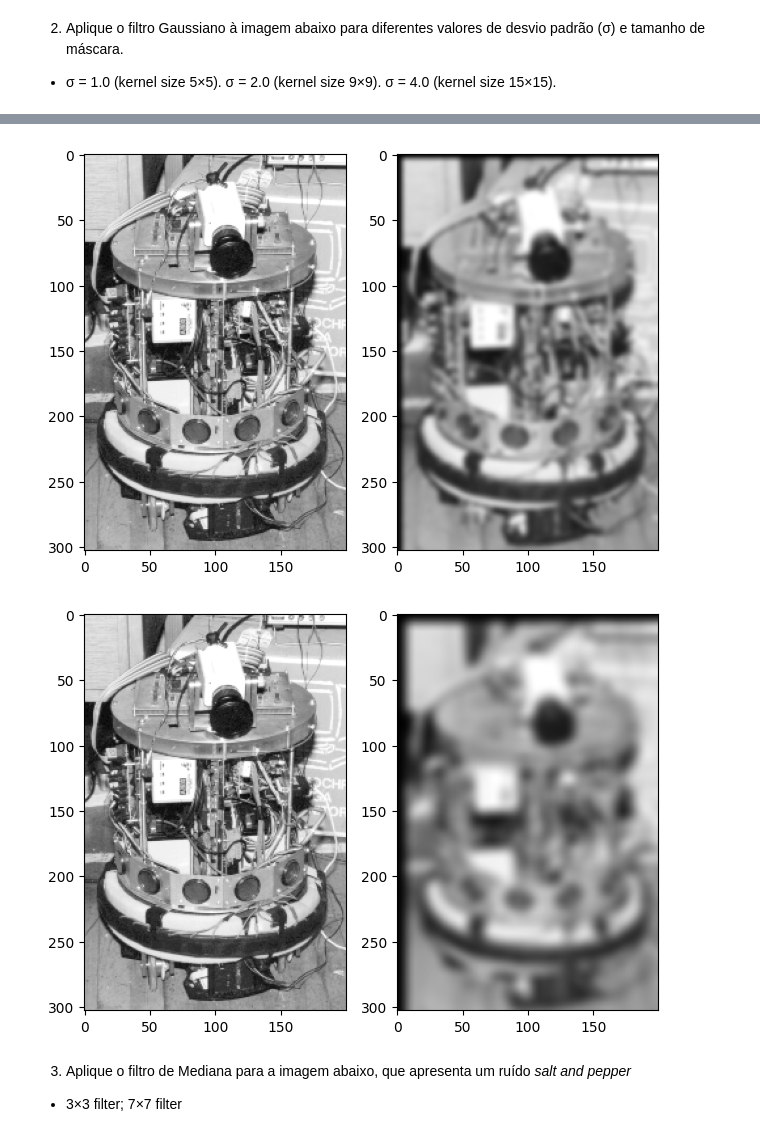
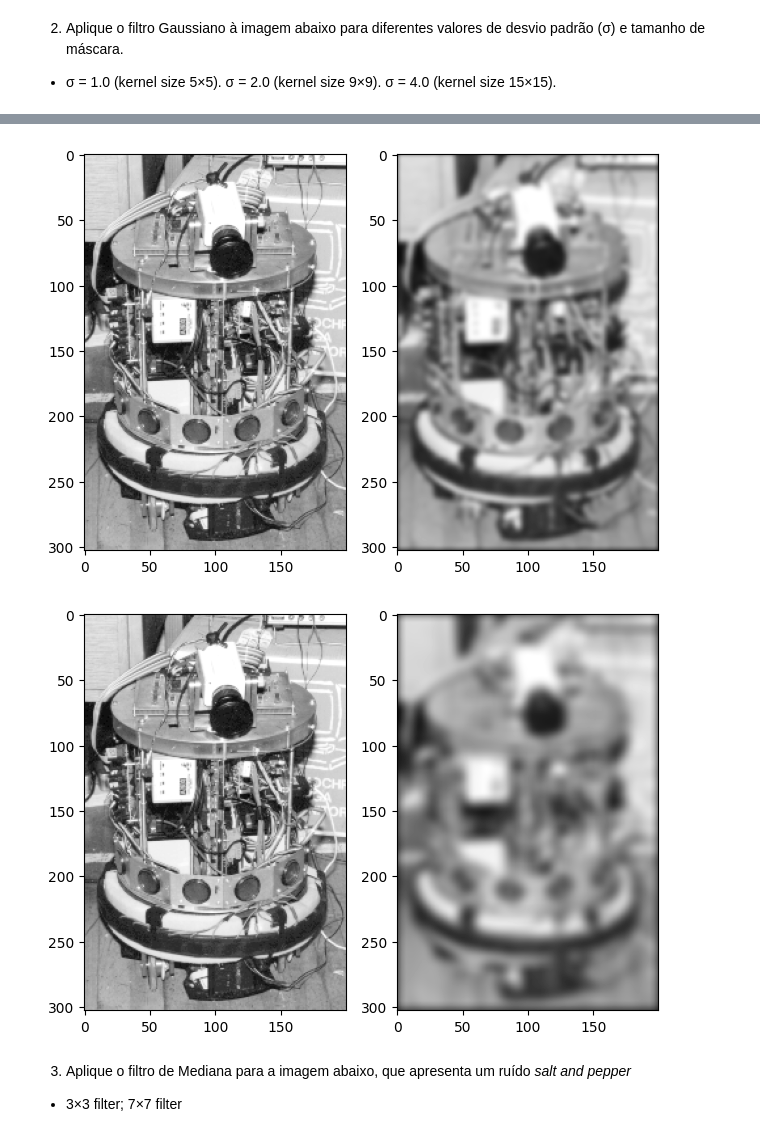
Before and after one commit to Elymas-Magus/gsi058_t1_pedropaulo.spaiva.a, a Jupyter notebook: Lab04 - Low pass filtering/Lab04.ipynb, the cells around one changed output, grey strips where cells are left out. Saved outputs shown, nothing was run; the diff lists cells and outputs as text; code cells hidden in the pictures.

```diff
--- a/Lab04 - Low pass filtering/Lab04.ipynb
+++ b/Lab04 - Low pass filtering/Lab04.ipynb
@@ -107,7 +107,7 @@ def getGaussMask(sigma, side):
 
 def filtroGaussiano(image, sigma, side):
     height, width = image.shape
-    pad = side - 1
+    pad = int((side - 1) / 2)
     result = np.zeros(image.shape)
     imageWithPad = np.pad(image, ((pad, pad), (pad, pad)), mode='constant', constant_values=(0))
 
@@ -116,10 +116,10 @@ def filtroGaussiano(image, sigma, side):
     for i in range(pad, height + pad):
         for j in range(pad, width + pad):
             iInfLimit = i - pad
-            iSupLimit = i + 1
+            iSupLimit = i + pad + 1
 
             jInfLimit = j - pad
-            jSupLimit = j + 1
+            jSupLimit = j + pad + 1
 
             block = imageWithPad[iInfLimit:iSupLimit, jInfLimit:jSupLimit]
             result[i - pad][j - pad] = (block * mask).sum() / mask.sum()
@@ -134,5 +134,5 @@ showImages((img2, filtroGaussiano(img2, 4, 15)))
-[figure, old version]
+[figure, new version]
-[figure, old version]
+[figure, new version]
 # %% [markdown]
 3)	Aplique o filtro de Mediana para a imagem abaixo, que apresenta um ruído *salt and pepper*
 -	3×3 filter;	7×7 filter
```
Also changed, not shown: parts of 1 cell of this notebook.
